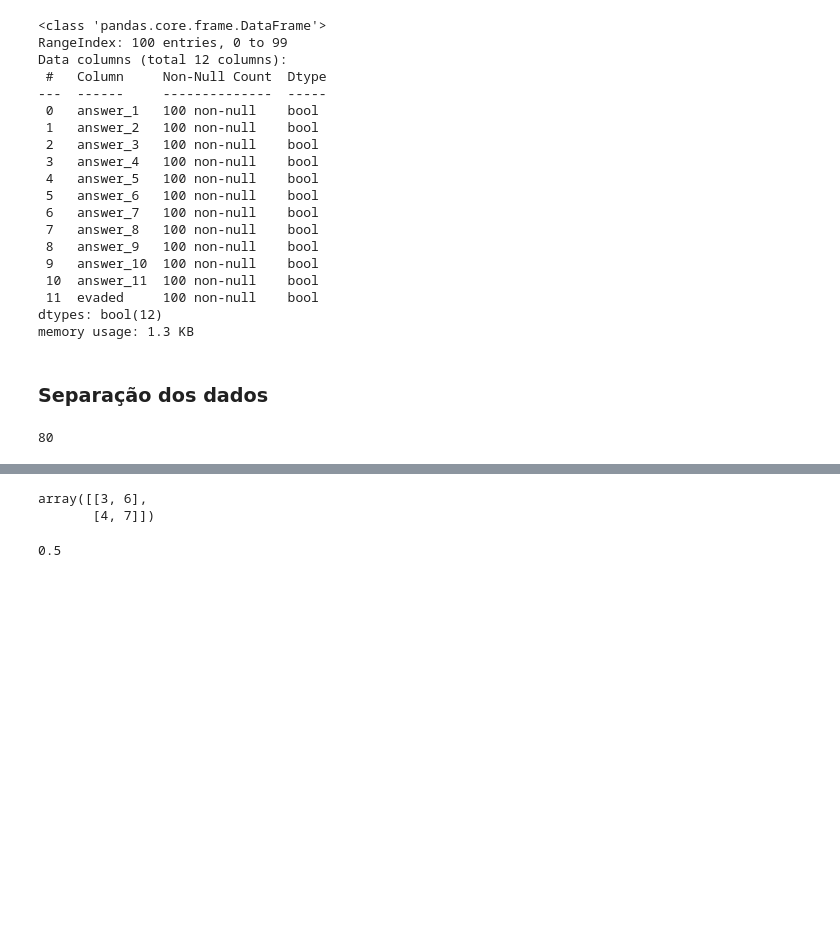
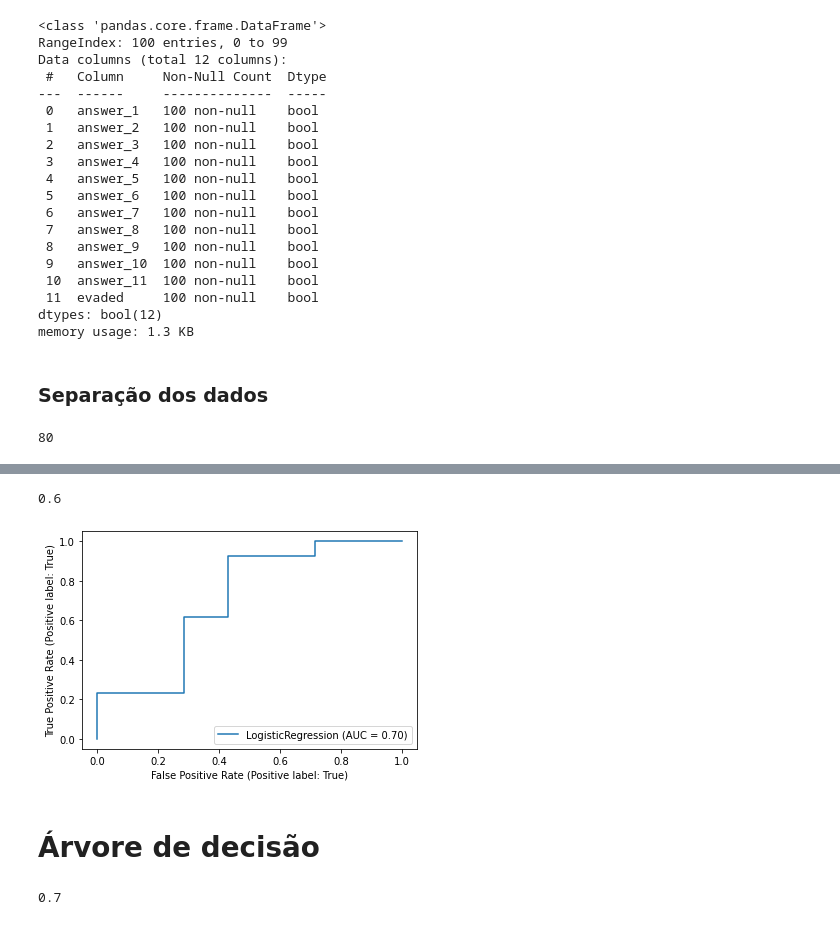
Before and after one commit to danbailo/tcc, a Jupyter notebook: src/Classifier.ipynb, the cells around one changed output, grey strips where cells are left out. Saved outputs shown, nothing was run; the diff lists cells and outputs as text; code cells hidden in the pictures; blank space fills up the shorter version.

```diff
--- a/src/Classifier.ipynb
+++ b/src/Classifier.ipynb
@@ -66,6 +69,6 @@ sklearn.random.seed(21)
 # %%
 # X_train, X_test, y_train, y_test = ms.train_test_split(X, y, test_size=0.2, random_state=0)
-X_train, X_test, y_train, y_test = ms.train_test_split(X, y, test_size=0.2, shuffle=False, random_state=1)
+X_train, X_test, y_train, y_test = ms.train_test_split(X, y, test_size=0.2, shuffle=True, random_state=0)
 # %%
 len(X_train)
 # %% [output]
@@ -96,5 +77,0 @@ Dos valores que eram 1, quantos que realmente deram 1? 5 (`cm[1][1]`).
-# %%
-cm
-# %% [output]
-array([[3, 6],
-       [4, 7]])
@@ -105,4 +78,21 @@ y_result = np.concatenate((y_pred.reshape(len(y_pred),1), y_test.reshape(len(y_t
-# %%
-print(accuracy_score(y_test, y_pred))
-# %% [output]
-0.5
+# %%
+classifier = LogisticRegression()
+classifier.fit(X_train, y_train)
+y_pred = classifier.predict(X_test)
+print(accuracy_score(y_test, y_pred))
+# %% [output]
+0.6
+# %%
+logistic_roc = plot_roc_curve(classifier, X_test, y_test)
+# %% [output]
+[figure, added]
+# %% [markdown]
+# Árvore de decisão
+# %%
+from sklearn import tree
+classifier = tree.DecisionTreeClassifier()
+classifier = classifier.fit(X_train, y_train)
+y_pred = classifier.predict(X_test)
+print(accuracy_score(y_test, y_pred))
+# %% [output]
+0.7
```
Also changed, not shown: parts of 22 cells of this notebook.
